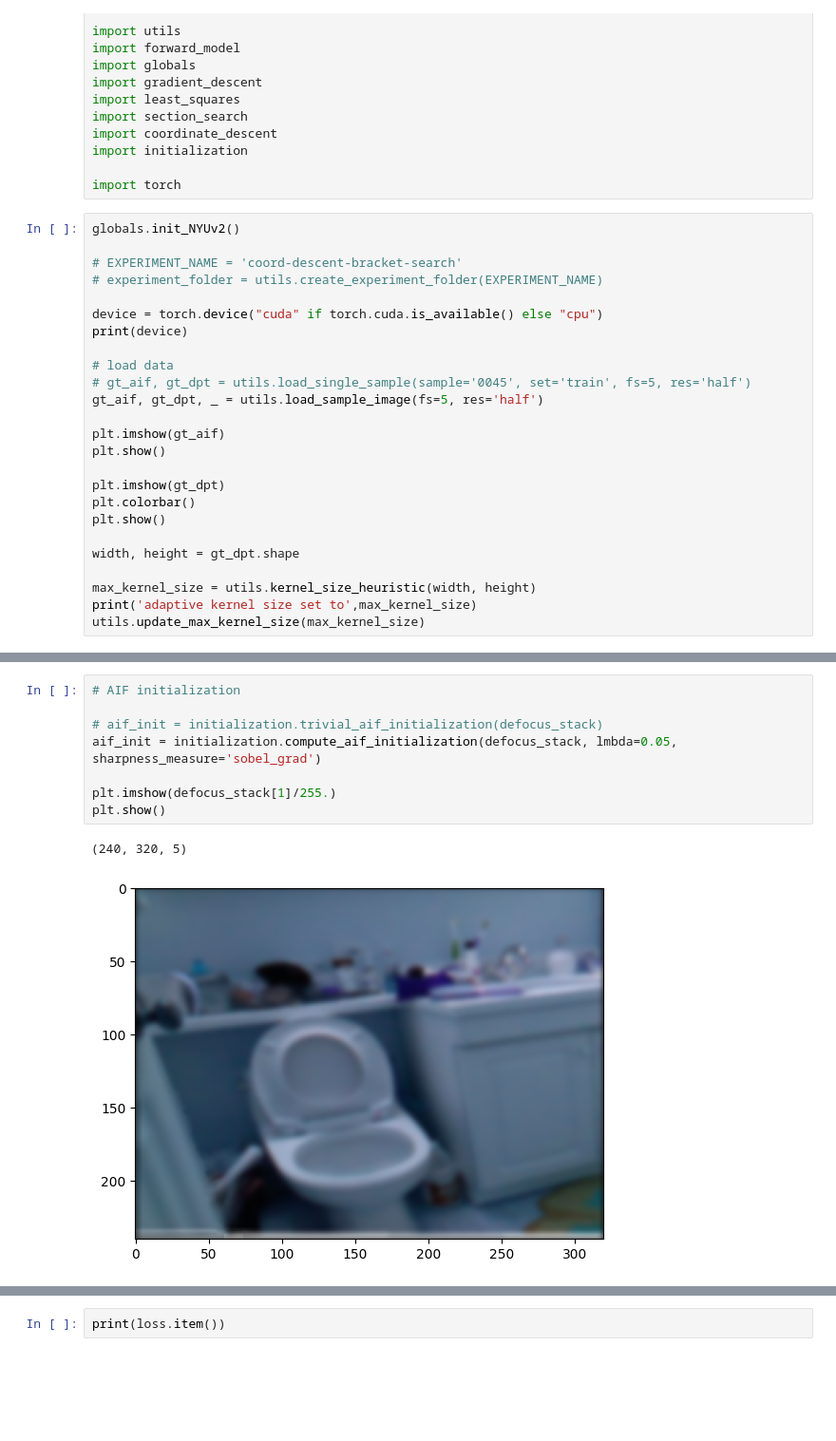
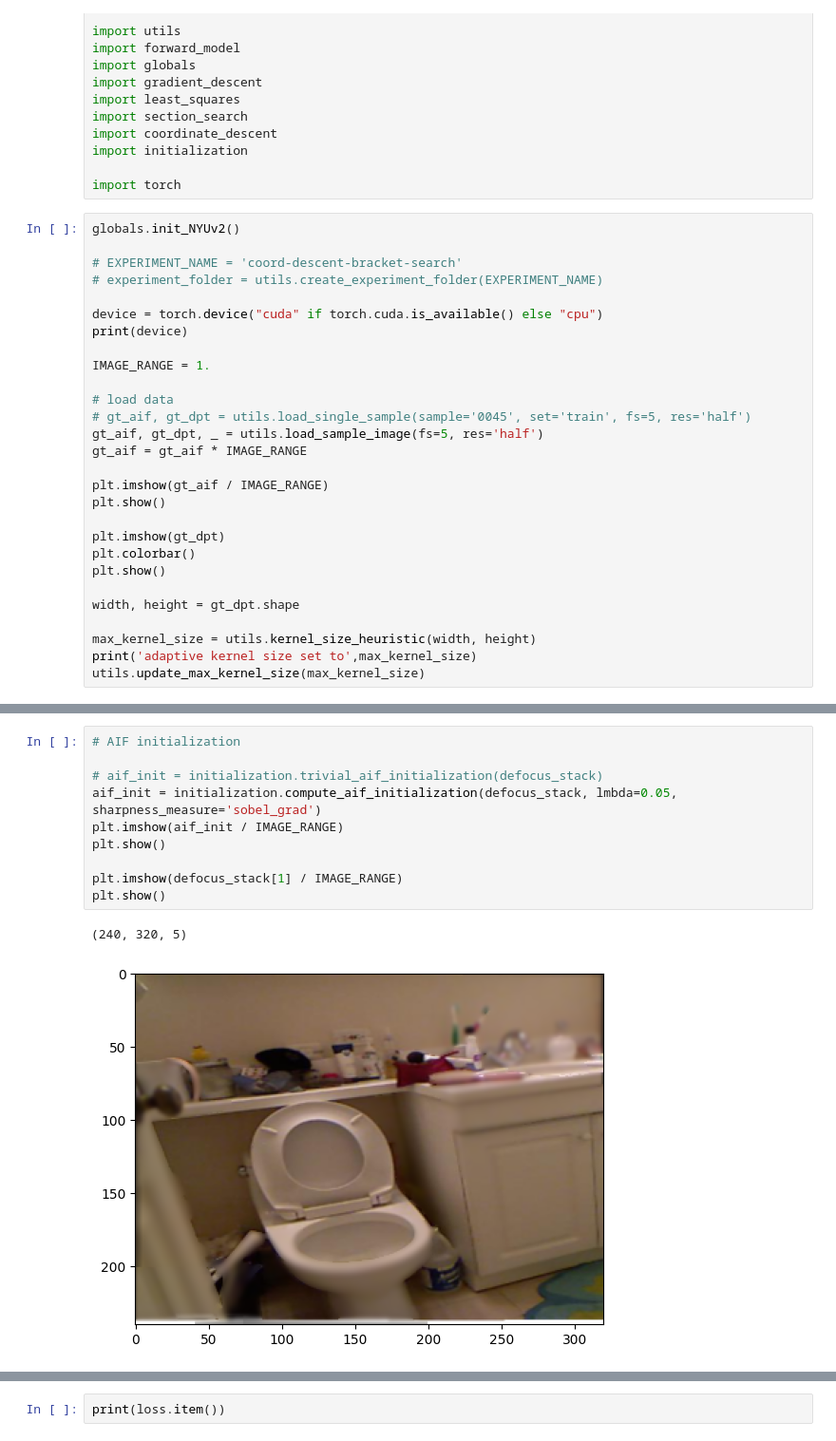
Before and after one commit to hollyjackson/dfd, a Jupyter notebook: dfd.ipynb, the cells around one changed output, grey strips where cells are left out. Shown at 95% size. Drawn from its saved outputs; the diff is of its cells as text; blank space fills up the shorter version.

```diff
--- a/dfd.ipynb
+++ b/dfd.ipynb
@@ -22,11 +22,14 @@ globals.init_NYUv2()
 device = torch.device("cuda" if torch.cuda.is_available() else "cpu")
 print(device)
 
+IMAGE_RANGE = 1.
+
 # load data
 # gt_aif, gt_dpt = utils.load_single_sample(sample='0045', set='train', fs=5, res='half')
 gt_aif, gt_dpt, _ = utils.load_sample_image(fs=5, res='half')
+gt_aif = gt_aif * IMAGE_RANGE
 
-plt.imshow(gt_aif)
+plt.imshow(gt_aif / IMAGE_RANGE)
 plt.show()
 
 plt.imshow(gt_dpt)
@@ -56,11 +57,13 @@ Clipping input data to the valid range for imshow with RGB data ([0..1] for floa
 # %%
 # AIF initialization
 
 # aif_init = initialization.trivial_aif_initialization(defocus_stack)
 aif_init = initialization.compute_aif_initialization(defocus_stack, lmbda=0.05, sharpness_measure='sobel_grad')
+plt.imshow(aif_init / IMAGE_RANGE)
+plt.show()
 
-plt.imshow(defocus_stack[1]/255.)
+plt.imshow(defocus_stack[1] / IMAGE_RANGE)
 plt.show()
 # %% [output]
 (240, 320, 5)
-[figure, old version]
+[figure, new version]
```
Also changed, not shown: parts of 8 cells of this notebook, 7 other files.
